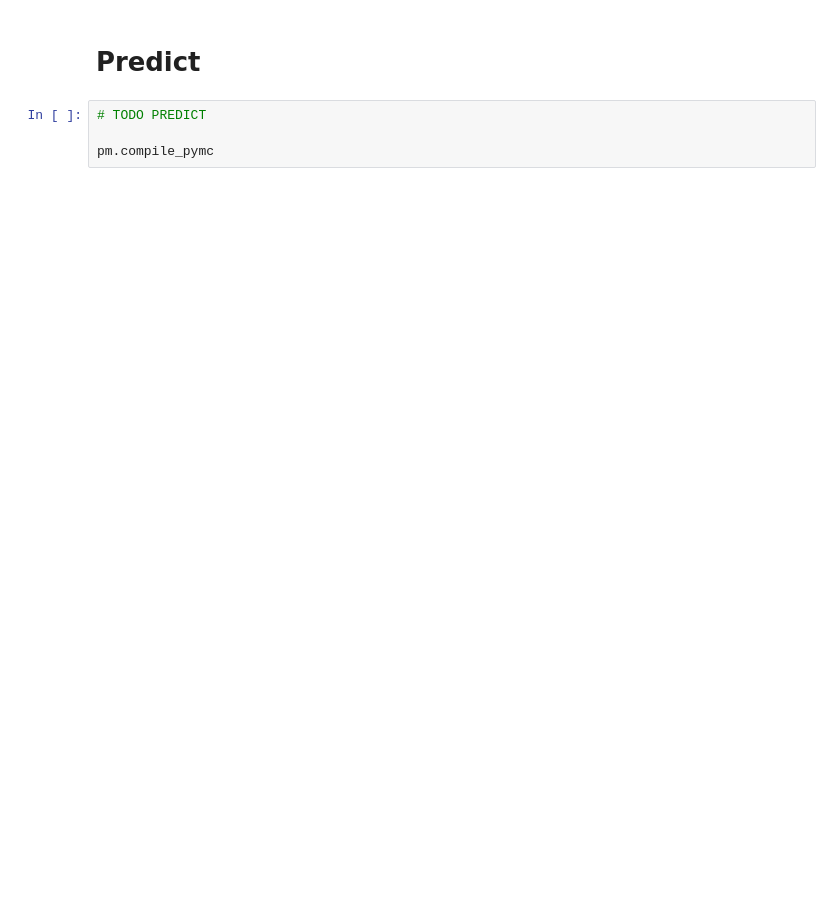
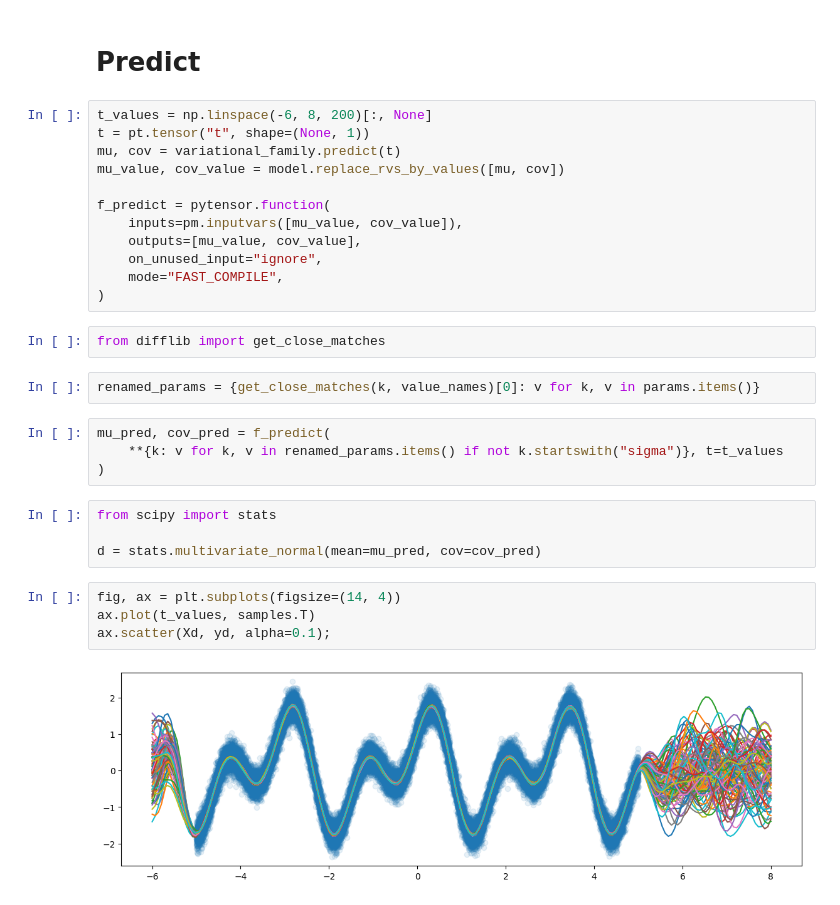
Before and after one commit to pymc-devs/pymc-experimental, a Jupyter notebook: notebooks/gpjax-ssgp-port.ipynb, the cells around one changed output. Cells and saved outputs as stored; diff of their text form; blank space fills up the shorter version.

Commit message:
Add predict functionality

```diff
--- a/notebooks/gpjax-ssgp-port.ipynb
+++ b/notebooks/gpjax-ssgp-port.ipynb
@@ -469,6 +616,32 @@ plt.plot(loss_history);
 # %% [markdown]
 # Predict
-# %%
-# TODO PREDICT
-
-pm.compile_pymc
+# %%
+t_values = np.linspace(-6, 8, 200)[:, None]
+t = pt.tensor("t", shape=(None, 1))
+mu, cov = variational_family.predict(t)
+mu_value, cov_value = model.replace_rvs_by_values([mu, cov])
+
+f_predict = pytensor.function(
+    inputs=pm.inputvars([mu_value, cov_value]),
+    outputs=[mu_value, cov_value],
+    on_unused_input="ignore",
+    mode="FAST_COMPILE",
+)
+# %%
+from difflib import get_close_matches
+# %%
+renamed_params = {get_close_matches(k, value_names)[0]: v for k, v in params.items()}
+# %%
+mu_pred, cov_pred = f_predict(
+    **{k: v for k, v in renamed_params.items() if not k.startswith("sigma")}, t=t_values
+)
+# %%
+from scipy import stats
+
+d = stats.multivariate_normal(mean=mu_pred, cov=cov_pred)
+# %%
+fig, ax = plt.subplots(figsize=(14, 4))
+ax.plot(t_values, samples.T)
+ax.scatter(Xd, yd, alpha=0.1);
+# %% [output]
+[figure, added]
```
Also changed, not shown: parts of 16 cells of this notebook.
